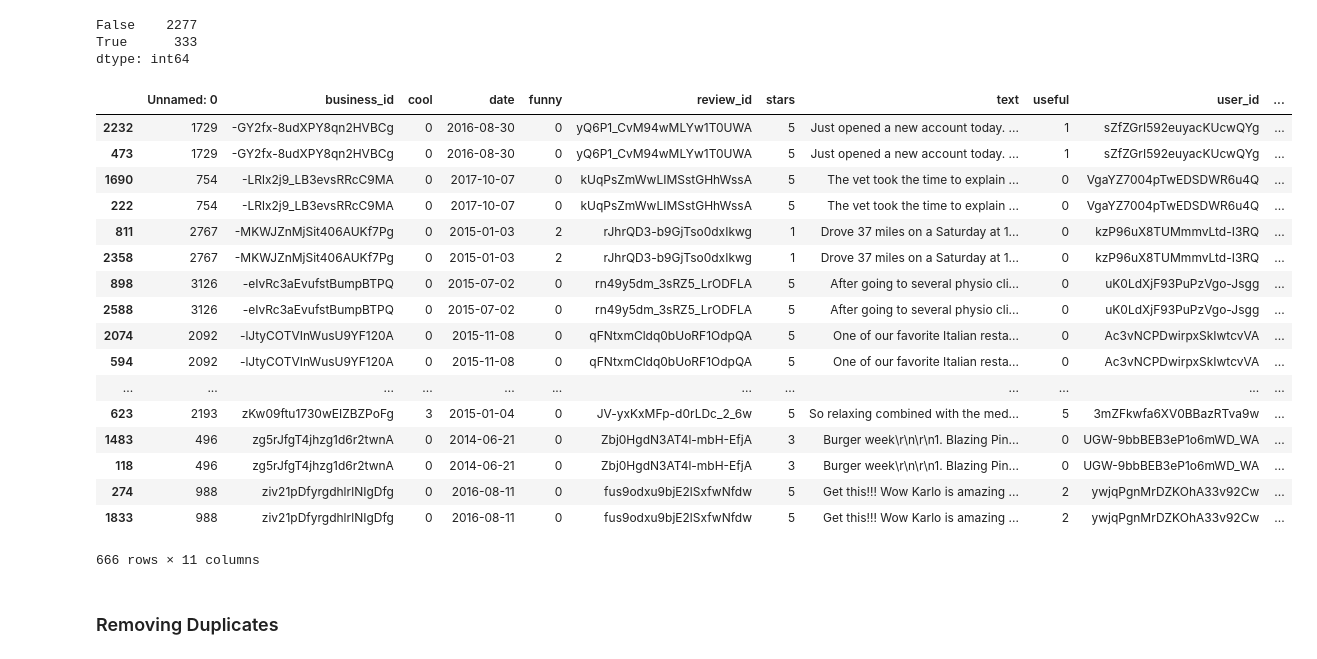
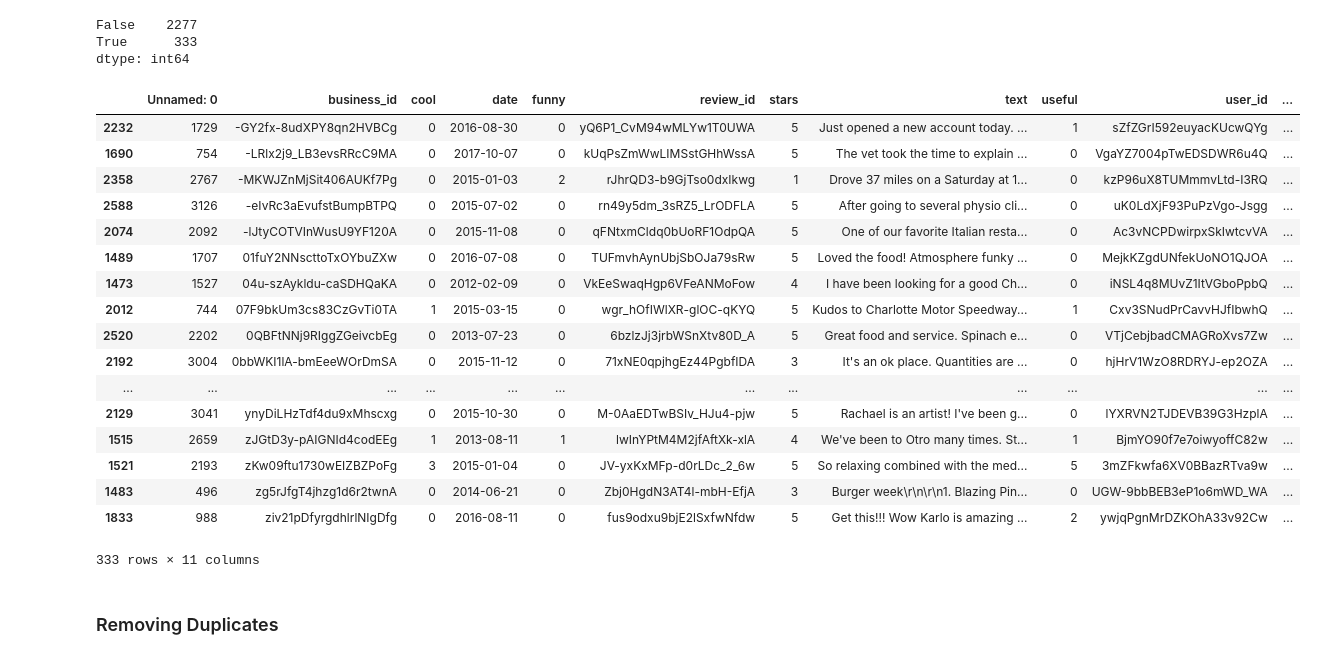
Before and after one commit to probboy/dsc-introduction-pandas-etl-nyc-ds-082619, a Jupyter notebook: index.ipynb, the cells around one changed output. Drawn from its saved outputs; the diff is of its cells as text; code cells hidden in the pictures.

```diff
--- a/index.ipynb
+++ b/index.ipynb
@@ -91,26 +91,26 @@ True      333
 dtype: int64
 # %%
 #Use the keep=False to keep the duplicates and sort values to put duplicates next to each other
-df[df.duplicated(keep=False)].sort_values(by='business_id')
+df[df.duplicated()].sort_values(by='business_id')
 # %% [output]
 |  | Unnamed: 0 | business_id | cool | date | funny | review_id | stars | text | useful | user_id | ... |
 | 2232 | 1729 | -GY2fx-8udXPY8qn2HVBCg | 0 | 2016-08-30 | 0 | yQ6P1_CvM94wMLYw1T0UWA | 5 | Just opened a new account today. ... | 1 | sZfZGrI592euyacKUcwQYg | ... |
-| 473 | 1729 | -GY2fx-8udXPY8qn2HVBCg | 0 | 2016-08-30 | 0 | yQ6P1_CvM94wMLYw1T0UWA | 5 | Just opened a new account today. ... | 1 | sZfZGrI592euyacKUcwQYg | ... |
 | 1690 | 754 | -LRlx2j9_LB3evsRRcC9MA | 0 | 2017-10-07 | 0 | kUqPsZmWwLIMSstGHhWssA | 5 | The vet took the time to explain ... | 0 | VgaYZ7004pTwEDSDWR6u4Q | ... |
-| 222 | 754 | -LRlx2j9_LB3evsRRcC9MA | 0 | 2017-10-07 | 0 | kUqPsZmWwLIMSstGHhWssA | 5 | The vet took the time to explain ... | 0 | VgaYZ7004pTwEDSDWR6u4Q | ... |
-| 811 | 2767 | -MKWJZnMjSit406AUKf7Pg | 0 | 2015-01-03 | 2 | rJhrQD3-b9GjTso0dxIkwg | 1 | Drove 37 miles on a Saturday at 1... | 0 | kzP96uX8TUMmmvLtd-I3RQ | ... |
 | 2358 | 2767 | -MKWJZnMjSit406AUKf7Pg | 0 | 2015-01-03 | 2 | rJhrQD3-b9GjTso0dxIkwg | 1 | Drove 37 miles on a Saturday at 1... | 0 | kzP96uX8TUMmmvLtd-I3RQ | ... |
-| 898 | 3126 | -eIvRc3aEvufstBumpBTPQ | 0 | 2015-07-02 | 0 | rn49y5dm_3sRZ5_LrODFLA | 5 | After going to several physio cli... | 0 | uK0LdXjF93PuPzVgo-Jsgg | ... |
 | 2588 | 3126 | -eIvRc3aEvufstBumpBTPQ | 0 | 2015-07-02 | 0 | rn49y5dm_3sRZ5_LrODFLA | 5 | After going to several physio cli... | 0 | uK0LdXjF93PuPzVgo-Jsgg | ... |
 | 2074 | 2092 | -lJtyCOTVInWusU9YF120A | 0 | 2015-11-08 | 0 | qFNtxmCldq0bUoRF1OdpQA | 5 | One of our favorite Italian resta... | 0 | Ac3vNCPDwirpxSkIwtcvVA | ... |
-| 594 | 2092 | -lJtyCOTVInWusU9YF120A | 0 | 2015-11-08 | 0 | qFNtxmCldq0bUoRF1OdpQA | 5 | One of our favorite Italian resta... | 0 | Ac3vNCPDwirpxSkIwtcvVA | ... |
+| 1489 | 1707 | 01fuY2NNscttoTxOYbuZXw | 0 | 2016-07-08 | 0 | TUFmvhAynUbjSbOJa79sRw | 5 | Loved the food! Atmosphere funky ... | 0 | MejkKZgdUNfekUoNO1QJOA | ... |
+| 1473 | 1527 | 04u-szAykldu-caSDHQaKA | 0 | 2012-02-09 | 0 | VkEeSwaqHgp6VFeANMoFow | 4 | I have been looking for a good Ch... | 0 | iNSL4q8MUvZ1ItVGboPpbQ | ... |
+| 2012 | 744 | 07F9bkUm3cs83CzGvTi0TA | 1 | 2015-03-15 | 0 | wgr_hOfIWlXR-glOC-qKYQ | 5 | Kudos to Charlotte Motor Speedway... | 1 | Cxv3SNudPrCavvHJfIbwhQ | ... |
+| 2520 | 2202 | 0QBFtNNj9RIggZGeivcbEg | 0 | 2013-07-23 | 0 | 6bzlzJj3jrbWSnXtv80D_A | 5 | Great food and service. Spinach e... | 0 | VTjCebjbadCMAGRoXvs7Zw | ... |
+| 2192 | 3004 | 0bbWKI1lA-bmEeeWOrDmSA | 0 | 2015-11-12 | 0 | 71xNE0qpjhgEz44PgbfIDA | 3 | It's an ok place. Quantities are ... | 0 | hjHrV1WzO8RDRYJ-ep2OZA | ... |
 | ... | ... | ... | ... | ... | ... | ... | ... | ... | ... | ... | ... |
-| 623 | 2193 | zKw09ftu1730wEIZBZPoFg | 3 | 2015-01-04 | 0 | JV-yxKxMFp-d0rLDc_2_6w | 5 | So relaxing combined with the med... | 5 | 3mZFkwfa6XV0BBazRTva9w | ... |
+| 2129 | 3041 | ynyDiLHzTdf4du9xMhscxg | 0 | 2015-10-30 | 0 | M-0AaEDTwBSIv_HJu4-pjw | 5 | Rachael is an artist! I've been g... | 0 | lYXRVN2TJDEVB39G3HzplA | ... |
+| 1515 | 2659 | zJGtD3y-pAIGNId4codEEg | 1 | 2013-08-11 | 1 | lwInYPtM4M2jfAftXk-xlA | 4 | We've been to Otro many times. St... | 1 | BjmYO90f7e7oiwyoffC82w | ... |
+| 1521 | 2193 | zKw09ftu1730wEIZBZPoFg | 3 | 2015-01-04 | 0 | JV-yxKxMFp-d0rLDc_2_6w | 5 | So relaxing combined with the med... | 5 | 3mZFkwfa6XV0BBazRTva9w | ... |
 | 1483 | 496 | zg5rJfgT4jhzg1d6r2twnA | 0 | 2014-06-21 | 0 | Zbj0HgdN3AT4l-mbH-EfjA | 3 | Burger week\r\n\r\n1. Blazing Pin... | 0 | UGW-9bbBEB3eP1o6mWD_WA | ... |
-| 118 | 496 | zg5rJfgT4jhzg1d6r2twnA | 0 | 2014-06-21 | 0 | Zbj0HgdN3AT4l-mbH-EfjA | 3 | Burger week\r\n\r\n1. Blazing Pin... | 0 | UGW-9bbBEB3eP1o6mWD_WA | ... |
-| 274 | 988 | ziv21pDfyrgdhlrlNIgDfg | 0 | 2016-08-11 | 0 | fus9odxu9bjE2lSxfwNfdw | 5 | Get this!!! Wow Karlo is amazing ... | 2 | ywjqPgnMrDZKOhA33v92Cw | ... |
 | 1833 | 988 | ziv21pDfyrgdhlrlNIgDfg | 0 | 2016-08-11 | 0 | fus9odxu9bjE2lSxfwNfdw | 5 | Get this!!! Wow Karlo is amazing ... | 2 | ywjqPgnMrDZKOhA33v92Cw | ... |
-666 rows × 11 columns
+333 rows × 11 columns
 # %% [markdown]
 ### Removing Duplicates
 # %%
```
